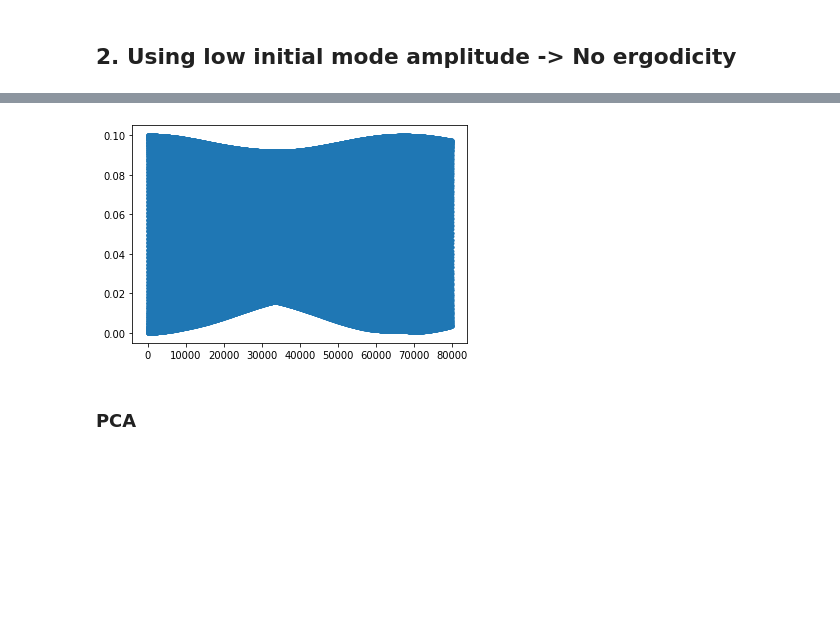
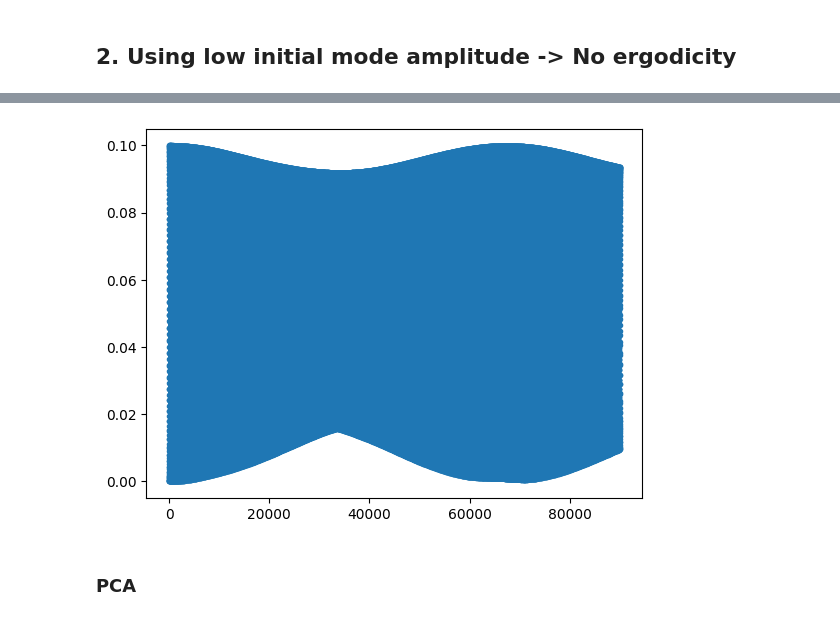
Before and after one commit to aleromualdi/FPU-Integrator, a Jupyter notebook: notebooks/01_create dataset sample manifold.ipynb, the cells around one changed output, grey strips where cells are left out. Drawn from its saved outputs; the diff is of its cells as text; code cells hidden in the pictures; blank space fills up the shorter version.

```diff
--- a/notebooks/01_create dataset sample manifold.ipynb
+++ b/notebooks/01_create dataset sample manifold.ipynb
@@ -112,7 +115,7 @@ plot_mode_energies(data_low_init_amp)
 # %%
-plot_consecutive_distances(data_low_init_amp, n_points=100000)
+plot_consecutive_distances(data_low_init_amp) # n_points=100000
 # %% [output]
-[figure, old version]
+[figure, new version]
 # %% [markdown]
 ### PCA
 # %%
```
Also changed, not shown: parts of 9 cells of this notebook, 1 other file.
